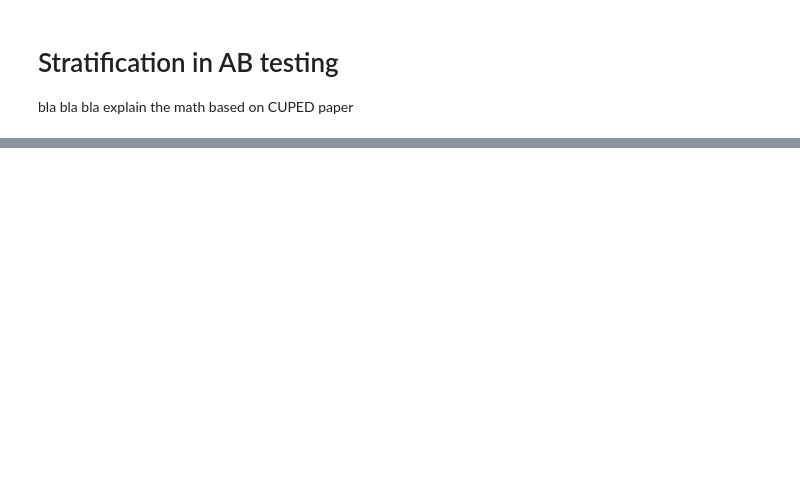
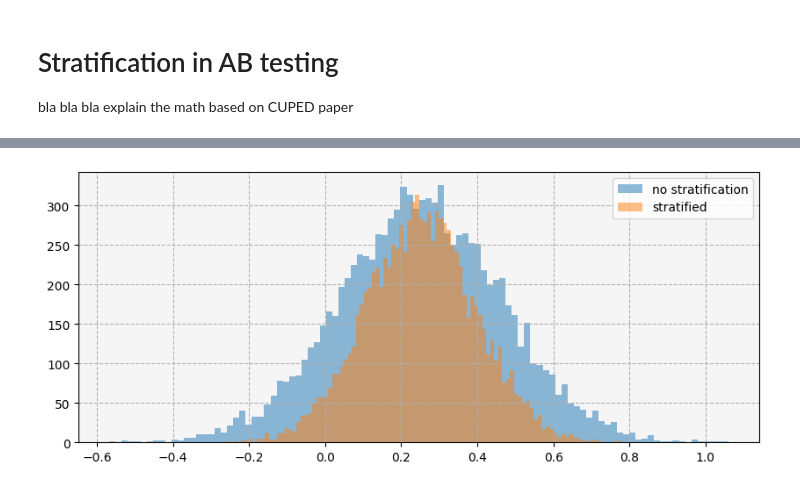
Before and after one commit to wol-e/ab_testing, a Jupyter notebook: notebooks/stratified_ab_test.ipynb, the cells around one changed output, grey strips where cells are left out. Cells and saved outputs as stored; diff of their text form; code cells hidden in the pictures; blank space fills up the shorter version.

Commit message:
stratification v1

```diff
--- a/notebooks/stratified_ab_test.ipynb
+++ b/notebooks/stratified_ab_test.ipynb
@@ -66,3 +74,29 @@ plt.show()
 # %%
-def sample_sample_means_diff(df_base, df_variant, strsatified=False):
-    pass
+def hist_bootstrap_diff_in_means(df_base, df_variant, n_bootstraps, n_samples_per_bootstrap, weights):
+    means = np.array([])
+    strat_means = np.array([])
+
+    for i in tqdm(range(n_bootstraps)):
+
+            mean_base = df_base.obs.sample(n=n_samples_per_bootstrap, replace=True, ignore_index=True).mean()
+            mean_variant = df_variant.obs.sample(n=n_samples_per_bootstrap, replace=True, ignore_index=True).mean()
+            means = np.append(means, mean_variant - mean_base)
+
+            sample_base = df_base.sample(n=n_samples_per_bootstrap, replace=True, ignore_index=True)
+            sample_variant = df_variant.sample(n=n_samples_per_bootstrap, replace=True, ignore_index=True)
+            strat_mean_base, _ = get_stratified_statistics(sample_base.obs, sample_base.stratum, weights=weights)
+            strat_mean_variant, _ = get_stratified_statistics(sample_variant.obs, sample_variant.stratum, weights=weights)
+            strat_means = np.append(strat_means, strat_mean_variant - strat_mean_base)
+
+    fig, ax = plt.subplots(1, 1, figsize=(10, 4))
+
+    ax.hist(means, bins=100, alpha=.5, label="no stratification")
+    ax.hist(strat_means, bins=100, alpha=.5, label="stratified")
+    ax.set_facecolor("whitesmoke")
+    ax.grid(True, linestyle="--")
+    ax.legend()
+    plt.show()
+# %%
+hist_bootstrap_diff_in_means(df_base, df_variant, 10000, 100, {0: .5, 1: .5})
+# %% [output]
+[figure, added]
```
Also changed, not shown: parts of 8 cells of this notebook, 3 other files.
